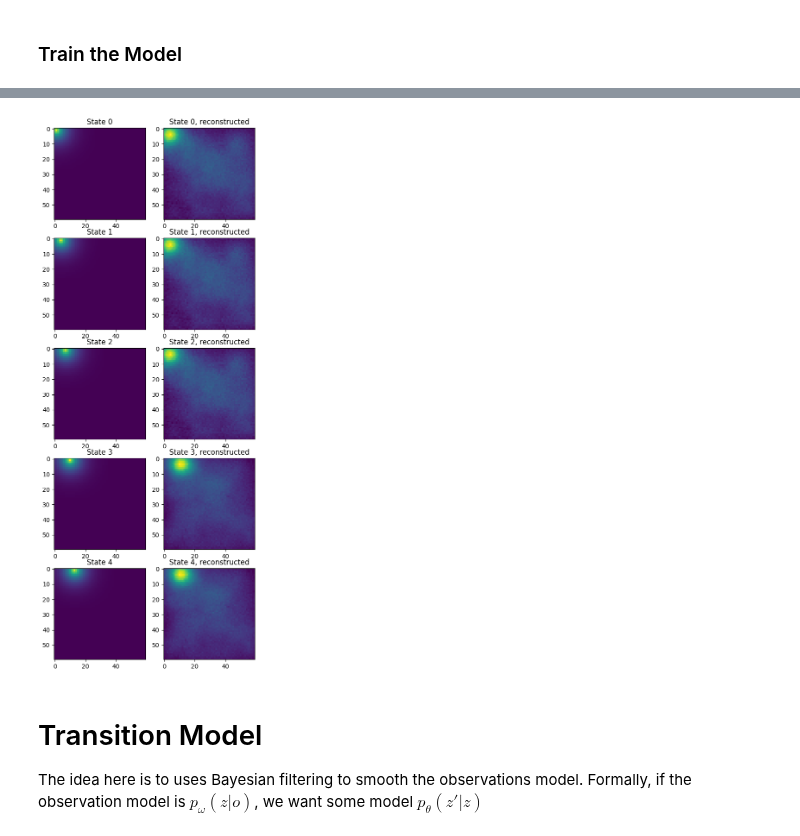
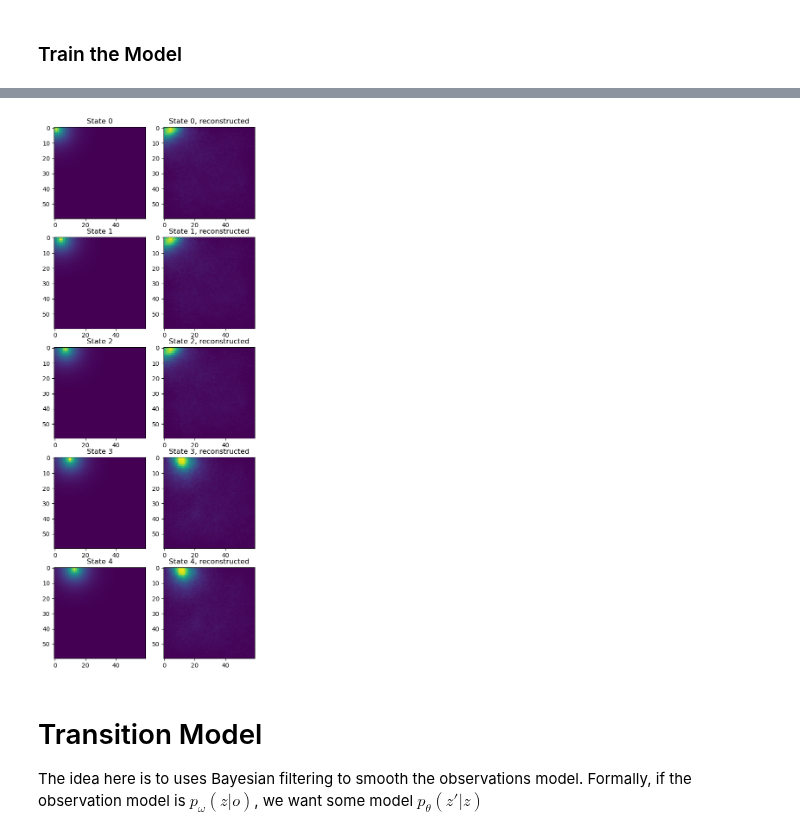
Before and after one commit to nicktfranklin/thread_the_needle, a Jupyter notebook: State_Inference_Network.ipynb, the cells around one changed output, grey strips where cells are left out. Drawn from its saved outputs; the diff is of its cells as text; code cells hidden in the pictures.

```diff
--- a/State_Inference_Network.ipynb
+++ b/State_Inference_Network.ipynb
@@ -58,7 +54,12 @@ MAP_HEIGHT = 60
 
 
 gw_kwargs = dict(
-    rbf_kernel_size=51, rbf_kernel_scale=0.2, location_noise_scale=0.5  # must be odd
+    rbf_kernel_size=51,  # must be odd
+    rbf_kernel_scale=0.2,
+    location_noise_scale=0.25,
+    noise_log_mean=-3,
+    noise_log_scale=0.05,
+    noise_corruption_prob=0.005,
 )
 
 
@@ -277,19 +276,19 @@ Epoch 19, ELBO Loss (test) 0.298164
 # %%
 vae_model.eval()
 s = np.random.randint(0, EMBEDDING_DIM)
 ii = 0
 fig, axes = plt.subplots(5, 2, figsize=(6, 16))
 for s in range(5):
     _, X_hat = vae_model(test_obs[s, :][None, ...].to(DEVICE))
 
-    axes[ii][0].imshow(test_obs[s, :])
-    axes[ii][1].imshow(X_hat.squeeze().detach().cpu().numpy())
+    axes[ii][0].imshow(convert_float_to_8bit(test_obs[s, :]))
+    axes[ii][1].imshow(convert_float_to_8bit(X_hat.squeeze().detach().cpu()).numpy())
     axes[ii][0].set_title(f"State {ii}")
     axes[ii][1].set_title(f"State {ii}, reconstructed")
 
     ii += 1
 # %% [output]
-[figure, old version]
+[figure, new version]
 # %% [markdown]
 # Transition Model
 The idea here is to uses Bayesian filtering to smooth the observations model. Formally, if the observation model is
```
Also changed, not shown: parts of 16 cells of this notebook, 7 other files.
